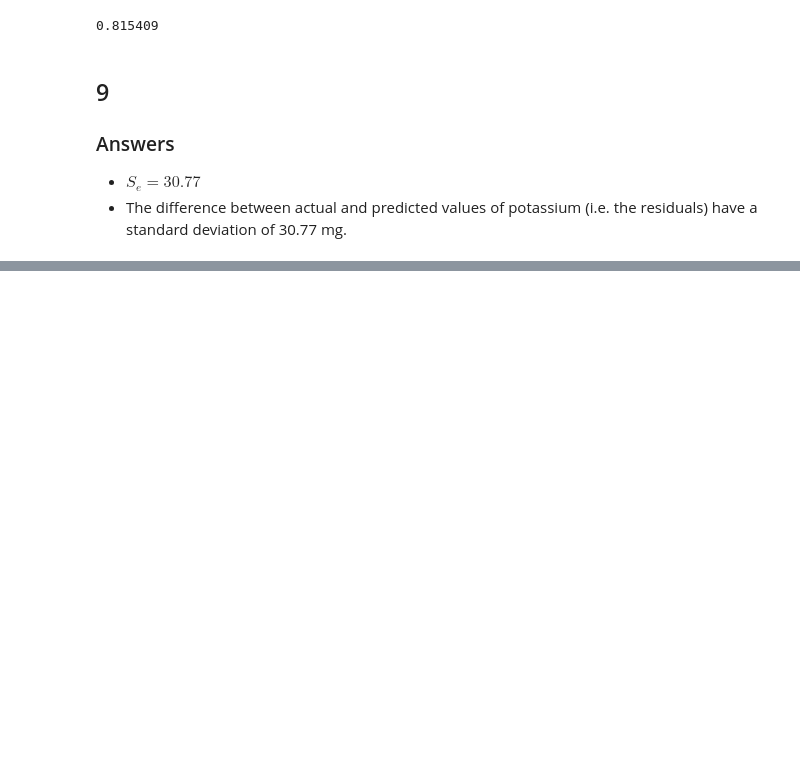
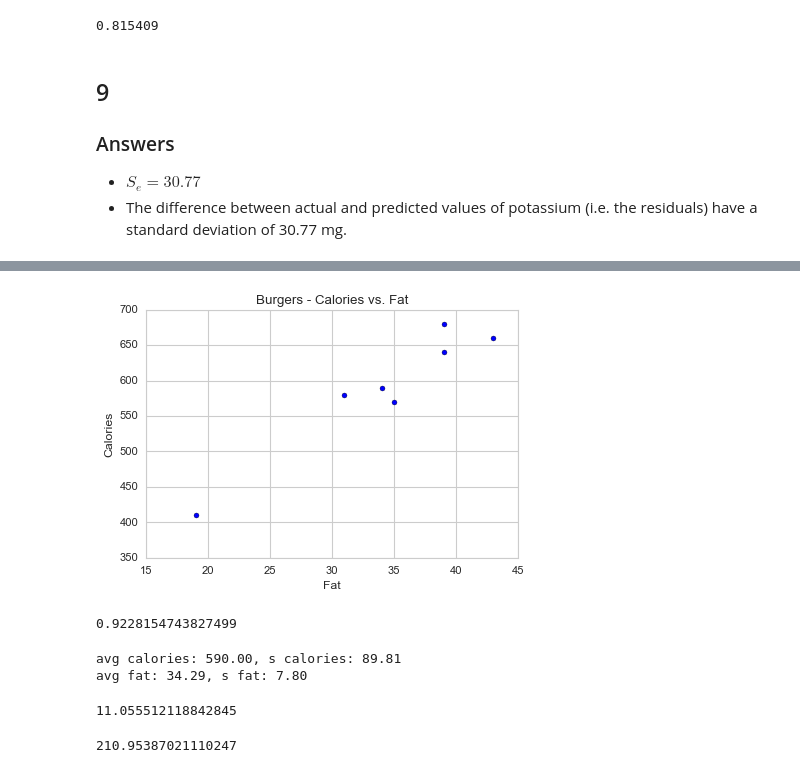
Before and after one commit to rickhaffey/stats-dvb, a Jupyter notebook: exercises/Chapter 8 - Exercises.ipynb, the cells around one changed output, grey strips where cells are left out. Drawn from its saved outputs; the diff is of its cells as text; code cells hidden in the pictures; blank space fills up the shorter version.

```diff
--- a/exercises/Chapter 8 - Exercises.ipynb
+++ b/exercises/Chapter 8 - Exercises.ipynb
@@ -107,0 +454,3 @@ math.pow(0.903, 2)
+# %%
+burgers = pd.read_table("../data/Burgers.txt")
+burgers.head()
@@ -107,0 +464,34 @@ math.pow(0.903, 2)
+# %%
+plt.scatter(burgers.Fat, burgers.Calories)
+plt.ylabel("Calories")
+plt.xlabel("Fat")
+plt.title("Burgers - Calories vs. Fat");
+# %% [output]
+[figure, added]
+# %%
+r = np.corrcoef(burgers.Calories, burgers.Fat)[0][1]
+rSquared = math.pow(r, 2)
+rSquared
+# %% [output]
+0.9228154743827499
+# %%
+avgCal = burgers.Calories.mean()
+sCal = burgers.Calories.std()
+avgFat = burgers.Fat.mean()
+sFat = burgers.Fat.std()
+
+print("avg calories: %.2f, s calories: %.2f" % (avgCal, sCal))
+print("avg fat: %.2f, s fat: %.2f" % (avgFat, sFat))
+# %% [output]
+avg calories: 590.00, s calories: 89.81
+avg fat: 34.29, s fat: 7.80
+# %%
+b1 = r * (sCal / sFat)
+b1
+# %% [output]
+11.055512118842845
+# %%
+b0 = avgCal -  (b1 * avgFat)
+b0
+# %% [output]
+210.95387021110247
```
Also changed, not shown: parts of 74 cells of this notebook.
